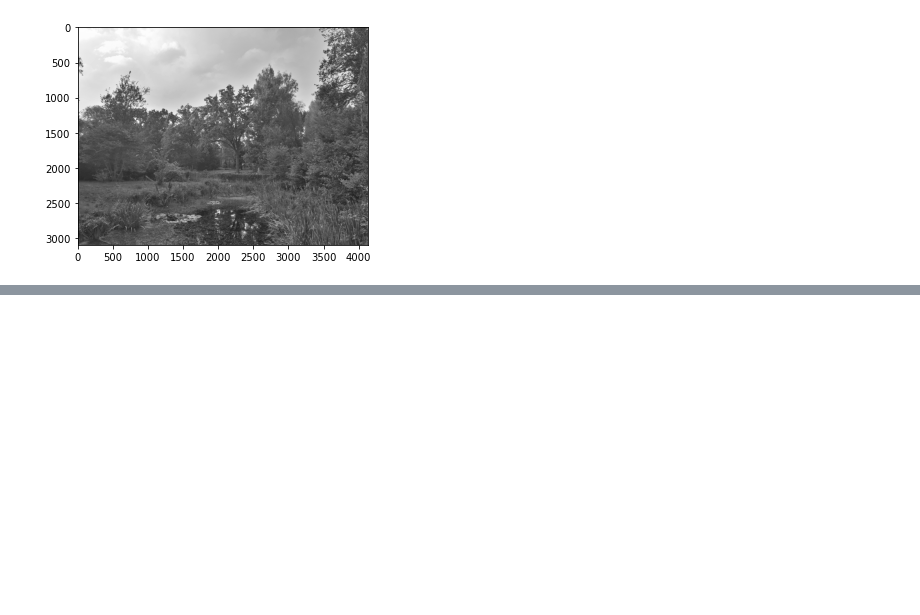
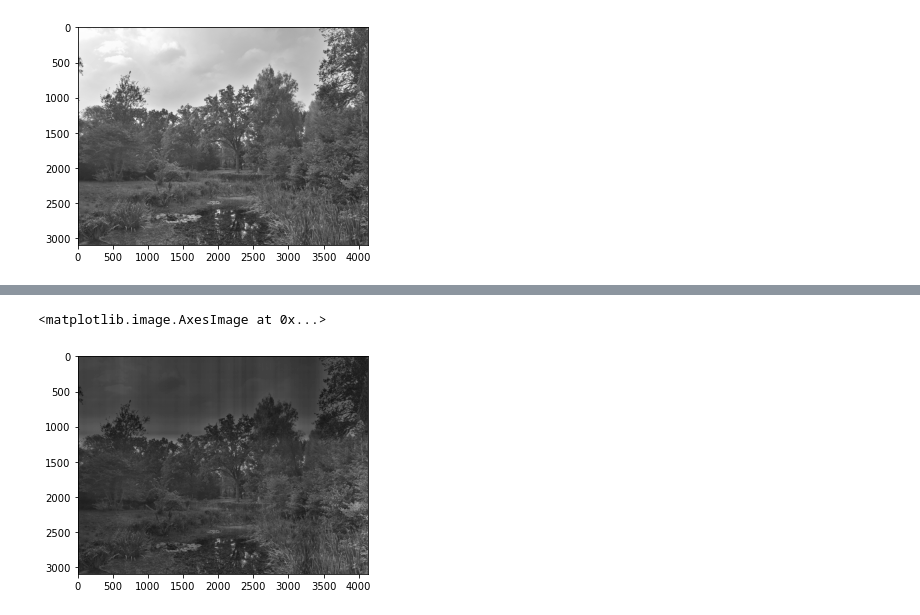
Before and after one commit to pablo53/image-compressor, a Jupyter notebook: main.ipynb, the cells around one changed output, grey strips where cells are left out. Drawn from its saved outputs; the diff is of its cells as text; code cells hidden in the pictures; blank space fills up the shorter version.

```diff
--- a/main.ipynb
+++ b/main.ipynb
@@ -26,0 +61,5 @@ plt.imshow(bwimage, cmap='gray')
+# %%
+plt.imshow(bwimage1, cmap='gray')
+# %% [output]
+<matplotlib.image.AxesImage at 0x...>
+[figure, added]
```
Also changed, not shown: parts of 13 cells of this notebook.
